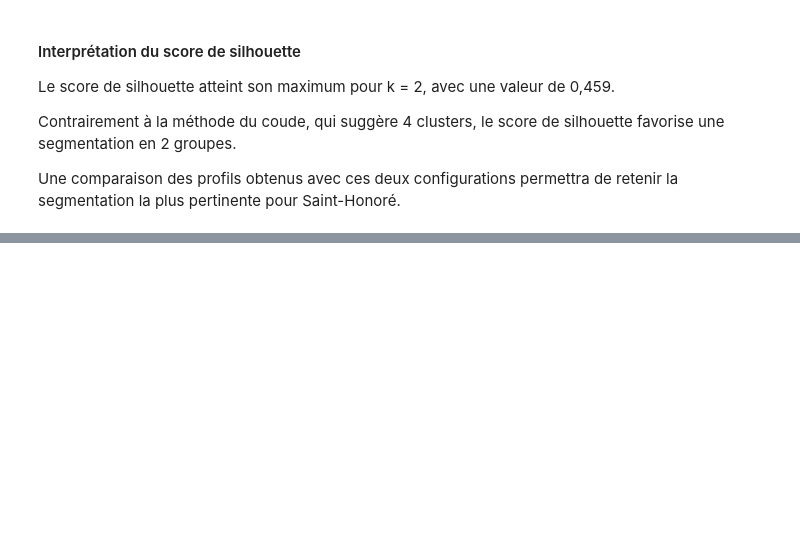
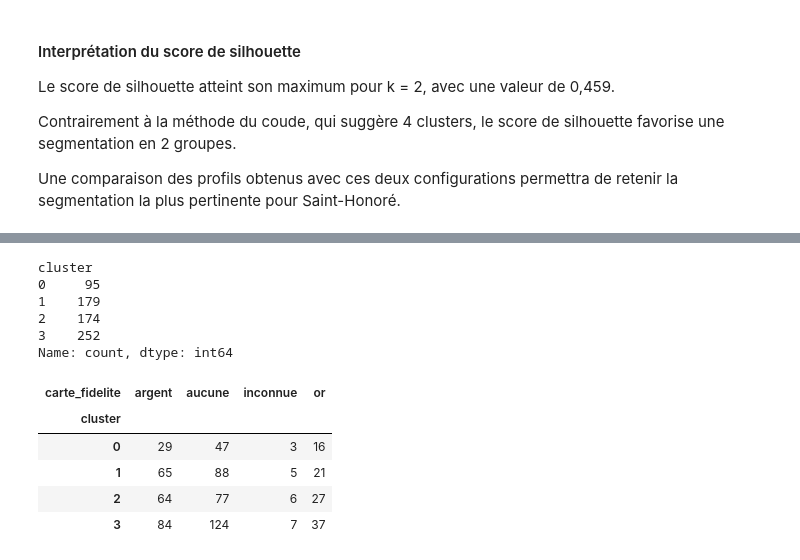
Before and after one commit to Youcef501/datamining-saint-honore, a Jupyter notebook: notebooks/07_08_analyse.ipynb, the cells around one changed output, grey strips where cells are left out. Drawn from its saved outputs; the diff is of its cells as text; code cells hidden in the pictures; blank space fills up the shorter version.

```diff
--- a/notebooks/07_08_analyse.ipynb
+++ b/notebooks/07_08_analyse.ipynb
@@ -169,0 +226,24 @@ la plus pertinente pour Saint-Honoré.
+# %%
+# Segmentation finale des clients
+
+df["cluster"] = df["cluster_4"]
+
+df["cluster"].value_counts().sort_index()
+# %% [output]
+cluster
+0     95
+1    179
+2    174
+3    252
+Name: count, dtype: int64
+# %%
+# Analyse de la carte de fidélité par cluster
+
+pd.crosstab(df["cluster"], df["carte_fidelite"])
+# %% [output]
+| carte_fidelite | argent | aucune | inconnue | or |
+| cluster |  |  |  |  |
+| 0 | 29 | 47 | 3 | 16 |
+| 1 | 65 | 88 | 5 | 21 |
+| 2 | 64 | 77 | 6 | 27 |
+| 3 | 84 | 124 | 7 | 37 |
```
Also changed, not shown: parts of 6 cells of this notebook.
